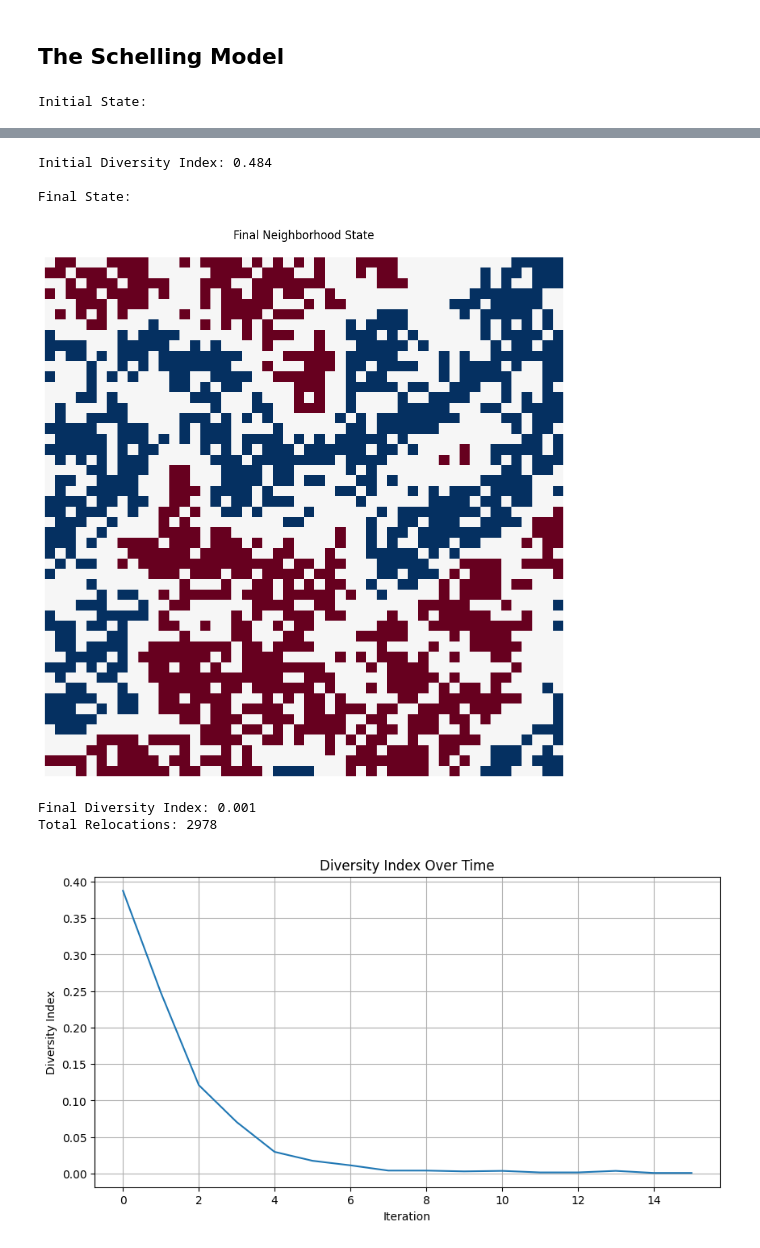
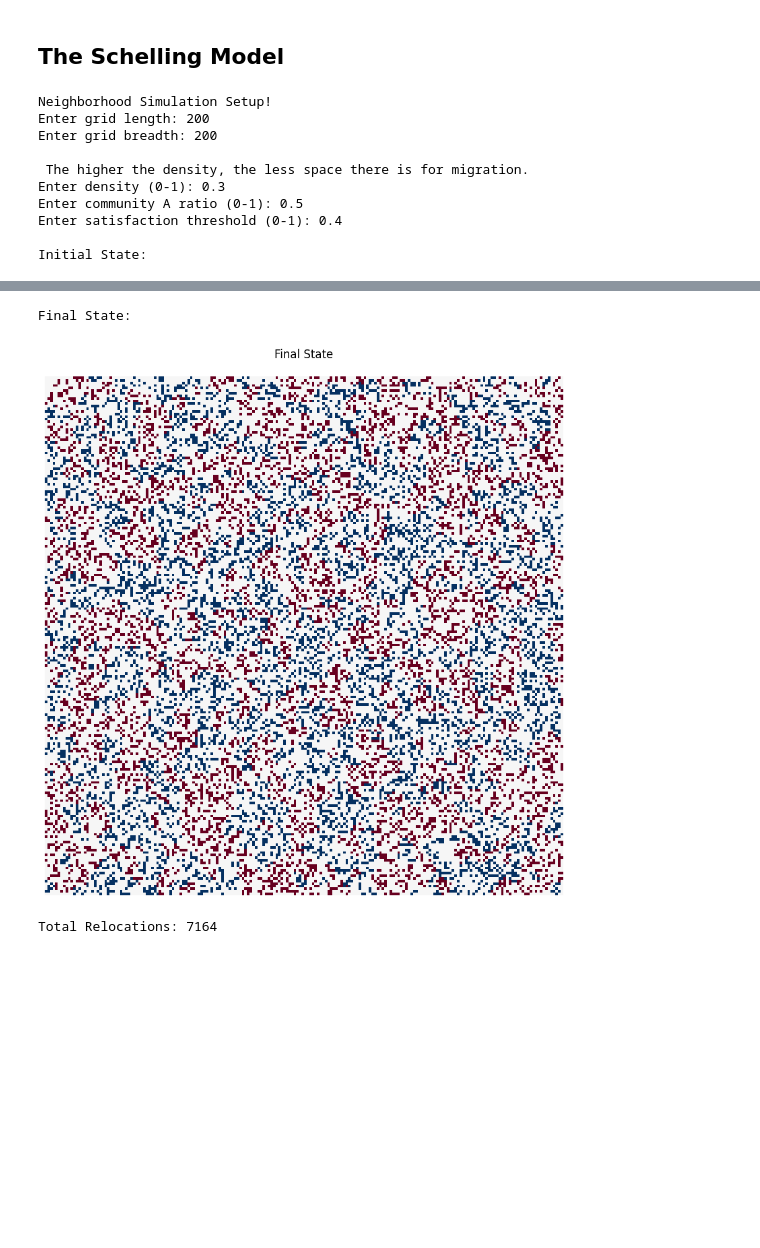
Before and after one commit to ojmakinde/coding.13, a Jupyter notebook: L04_Shelling_Model.ipynb, the cells around one changed output, grey strips where cells are left out. Cells and saved outputs as stored; diff of their text form; code cells hidden in the pictures; blank space fills up the shorter version.

```diff
--- a/L04_Shelling_Model.ipynb
+++ b/L04_Shelling_Model.ipynb
@@ -63,7 +63,6 @@ class Neighborhood:
         self.neighborhood_map = []
         self.available_locations = []
         self.relocation_count = 0
-        self.satisfaction_history = []
         self._create_neighborhood()
 
     def _create_neighborhood(self):
@@ -128,33 +127,6 @@ class Neighborhood:
         self.relocation_count += 1
         return True
 
-    def calculate_diversity_index(self):
-        total_interactions = 0
-        diverse_interactions = 0
-
-        for x in range(self.breadth):
-            for y in range(self.length):
-                if self.neighborhood_map[x][y]:
-                    neighbors = []
-                    for dx in [-1, 0, 1]:
-                        for dy in [-1, 0, 1]:
-                            if dx == 0 and dy == 0:
-                                continue
-                            new_x, new_y = x + dx, y + dy
-                            if (0 <= new_x < self.breadth and
-                                0 <= new_y < self.length and
-                                self.neighborhood_map[new_x][new_y]):
-                                neighbors.append(
-                                    self.neighborhood_map[new_x][new_y].community_type
-                                )
-
-                    total_interactions += len(neighbors)
-                    diverse_interactions += len([n for n in neighbors
-                        if n != self.neighborhood_map[x][y].community_type])
-
-        return (diverse_interactions / total_interactions
-                if total_interactions > 0 else 0)
-
     def simulate_movement(self, max_iterations=100):
         for iteration in range(max_iterations):
             relocations = 0
@@ -165,8 +137,6 @@ class Neighborhood:
                         not self._check_surroundings(x, y)):
                         if self._relocate_resident(x, y):
                             relocations += 1
-
-            self.satisfaction_history.append(self.calculate_diversity_index())
 
             if relocations == 0:
                 break
@@ -184,43 +154,39 @@ class Neighborhood:
         img = plt.imshow(display_map, cmap='RdBu')
         plt.title(title, pad=20)
         plt.axis('off')
-        # Explicitly hiding the colorbar
         plt.colorbar(img).remove()
         plt.show()
 
 def run_simulation():
-    params = {
-        'length': 50,
-        'breadth': 50,
-        'density': 0.5,
-        'community_a_ratio': 0.5,
-        'satisfaction_threshold': 0.65
-    }
+    print("\nNeighborhood Simulation Setup!")
+    length = int(input("Enter grid length: "))
+    breadth = int(input("Enter grid breadth: "))
+    print("\n The higher the density, the less space there is for migration.")
+    density = float(input("Enter density (0-1): "))
+    community_a_ratio = float(input("Enter community A ratio (0-1): "))
+    satisfaction_threshold = float(input("Enter satisfaction threshold (0-1): "))
 
-    neighborhood = Neighborhood(**params)
+    neighborhood = Neighborhood(length, breadth, density, community_a_ratio, satisfaction_threshold)
 
     print("\nInitial State:")
-    neighborhood.visualize_neighborhood("Initial Neighborhood State")
-    initial_diversity = neighborhood.calculate_diversity_index()
-    print(f"Initial Diversity Index: {initial_diversity:.3f}")
+    neighborhood.visualize_neighborhood("Initial State")
 
     neighborhood.simulate_movement()
 
     print("\nFinal State:")
-    neighborhood.visualize_neighborhood("Final Neighborhood State")
-    final_diversity = neighborhood.calculate_diversity_index()
-    print(f"Final Diversity Index: {final_diversity:.3f}")
+    neighborhood.visualize_neighborhood("Final State")
     print(f"Total Relocations: {neighborhood.relocation_count}")
-
-    plt.figure(figsize=(10, 5))
-    plt.plot(neighborhood.satisfaction_history)
-    plt.title('Diversity Index Over Time')
-    plt.xlabel('Iteration')
-    plt.ylabel('Diversity Index')
-    plt.grid(True)
-    plt.show()
 
 if __name__ == "__main__":
     run_simulation()
 # %% [output]
+Neighborhood Simulation Setup!
+Enter grid length: 200
+Enter grid breadth: 200
+
+ The higher the density, the less space there is for migration.
+Enter density (0-1): 0.3
+Enter community A ratio (0-1): 0.5
+Enter satisfaction threshold (0-1): 0.4
+
 Initial State:
@@ -228,10 +194,6 @@ Initial State:
-Initial Diversity Index: 0.484
-
 Final State:
-[figure, old version]
+[figure, new version]
-Final Diversity Index: 0.001
-Total Relocations: 2978
+Total Relocations: 7164
-[figure, removed]
 # %% [markdown]
 ## Integrity statement
 
```
Also changed, not shown: parts of 3 cells of this notebook.
